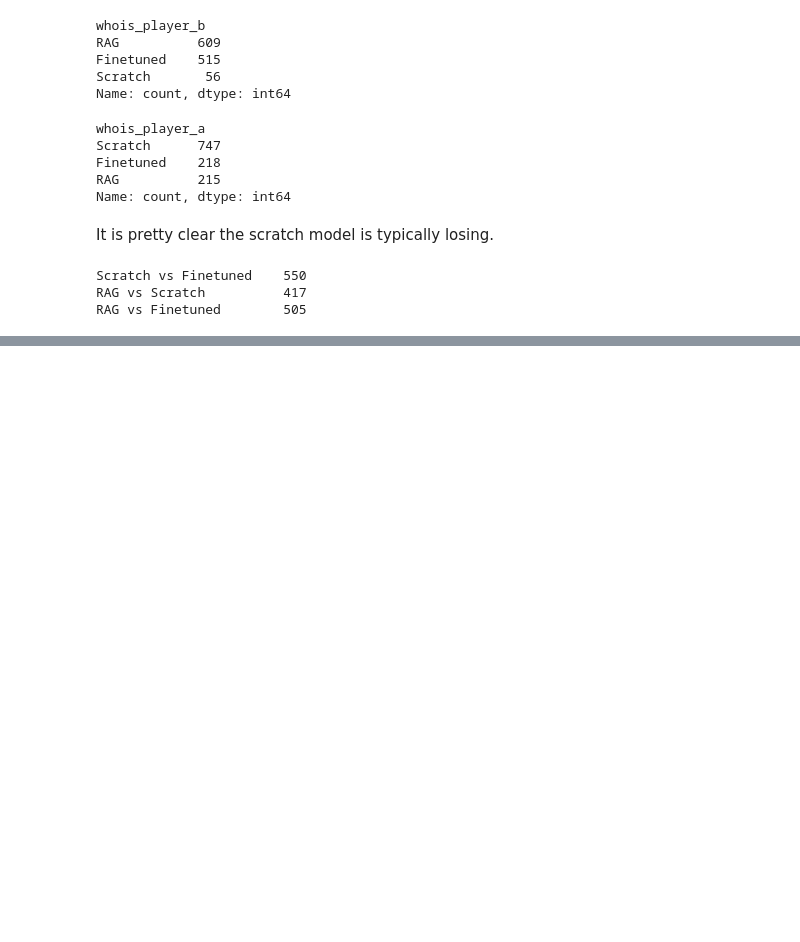
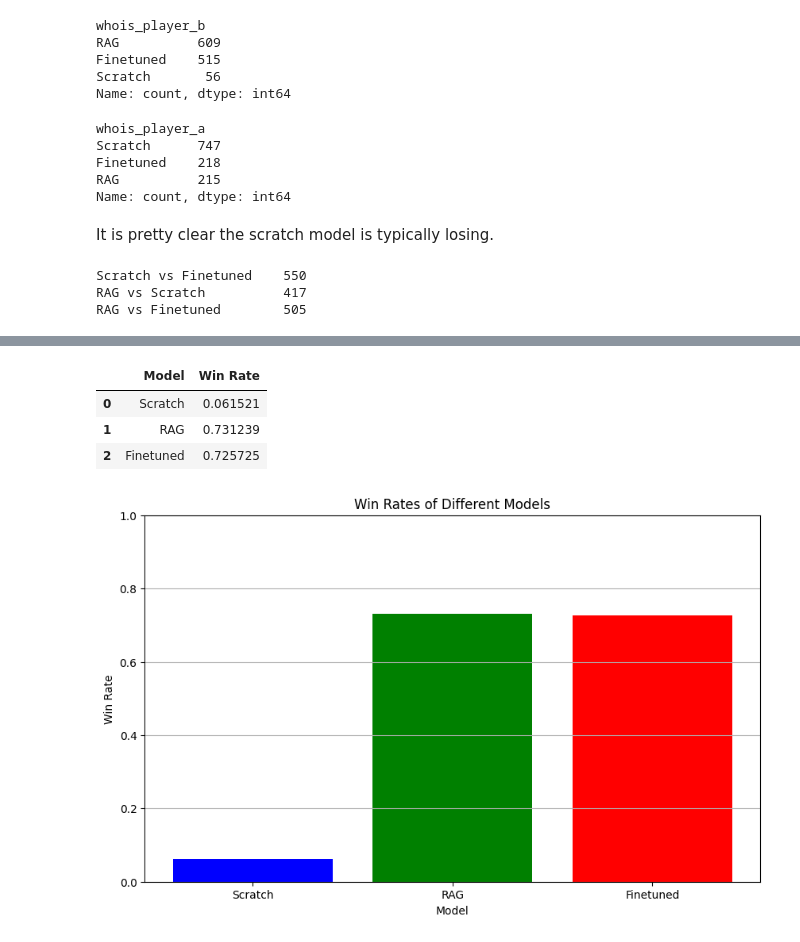
Before and after one commit to msaad02/honors-thesis, a Jupyter notebook: evaluate/4_eval_results.ipynb, the cells around one changed output, grey strips where cells are left out. Saved outputs shown, nothing was run; the diff lists cells and outputs as text; code cells hidden in the pictures; blank space fills up the shorter version.

Commit message:
more evaluations!

```diff
--- a/evaluate/4_eval_results.ipynb
+++ b/evaluate/4_eval_results.ipynb
@@ -11,7 +11,7 @@ Using the evaluation.csv file created in `./head2head_eval.py` we will evaluate
 # %%
 import pandas as pd
 
-df = pd.read_csv('data/evaluation.csv', na_filter=False)
+df = pd.read_csv('data/dev/test_evaluation.csv', na_filter=False)
 df.head(2)
 # %% [output]
 |  | question | answer | player_a | player_b | whois_player_a | whois_player_b | prompt | best_response |
@@ -141,0 +160,28 @@ RAG vs Finetuned        505
+# %%
+# Calculate win rates in head-to-head matchups
+df = df[df['best_response'] != "None"].reset_index(drop=True)
+# Function to calculate win rate
+def calculate_win_rate(df, player):
+    total_matches = df[(df['whois_player_a'] == player) | (df['whois_player_b'] == player)]
+    wins = total_matches[((df['whois_player_a'] == player) & (df['best_response'] == 'A')) |
+                         ((df['whois_player_b'] == player) & (df['best_response'] == 'B'))]
+    if len(total_matches) == 0:
+        return 0
+    win_rate = len(wins) / len(total_matches)
+    return win_rate
+
+# Identify unique models
+models = pd.unique(df[['whois_player_a', 'whois_player_b']].values.ravel('K'))
+
+# Calculate win rates for each model
+win_rates = {model: calculate_win_rate(df, model) for model in models}
+
+# Convert win rates to DataFrame for visualization
+win_rates_df = pd.DataFrame(list(win_rates.items()), columns=['Model', 'Win Rate'])
+
+win_rates_df
+# %% [output]
+|  | Model | Win Rate |
+| 0 | Scratch | 0.061521 |
+| 1 | RAG | 0.731239 |
+| 2 | Finetuned | 0.725725 |
@@ -141,0 +190,16 @@ RAG vs Finetuned        505
+# %%
+import matplotlib.pyplot as plt
+
+# Plotting the win rates
+plt.figure(figsize=(10, 6))
+plt.bar(win_rates_df['Model'], win_rates_df['Win Rate'], color=['blue', 'green', 'red'])
+plt.title('Win Rates of Different Models')
+plt.xlabel('Model')
+plt.ylabel('Win Rate')
+plt.ylim(0, 1)  # Win rates range from 0 to 1
+plt.grid(axis='y')
+
+# Display the plot
+plt.show()
+# %% [output]
+[figure, added]
```
Also changed, not shown: parts of 10 cells of this notebook, 2 other files.
